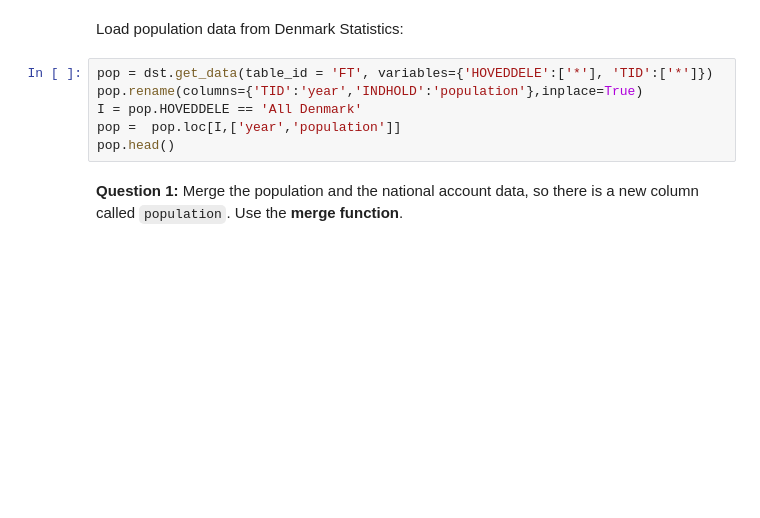
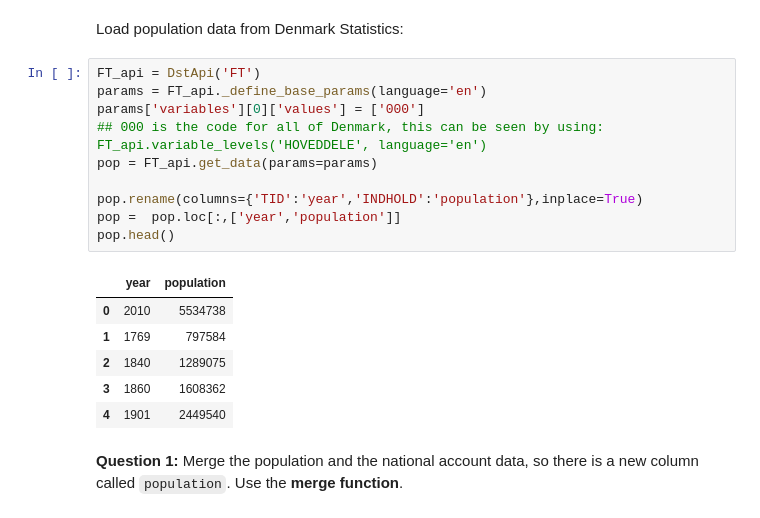
Before and after one commit to NumEconCopenhagen/IntroProg-exercises, a Jupyter notebook: PS4/problem_set_4.ipynb, the cells around one changed output. Drawn from its saved outputs; the diff is of its cells as text; blank space fills up the shorter version.

```diff
--- a/PS4/problem_set_4.ipynb
+++ b/PS4/problem_set_4.ipynb
@@ -60,12 +69,23 @@ unit_dict['Current prices'] = 'nominal'
 ## Merge with population data from Denmark Statistics
 # %% [markdown]
 Load population data from Denmark Statistics:
-# %%
-pop = dst.get_data(table_id = 'FT', variables={'HOVEDDELE':['*'], 'TID':['*']})
-pop.rename(columns={'TID':'year','INDHOLD':'population'},inplace=True)
-I = pop.HOVEDDELE == 'All Denmark'
-pop =  pop.loc[I,['year','population']]
-pop.head()
+# %%
+FT_api = DstApi('FT')
+params = FT_api._define_base_params(language='en')
+params['variables'][0]['values'] = ['000']
+## 000 is the code for all of Denmark, this can be seen by using: FT_api.variable_levels('HOVEDDELE', language='en')
+pop = FT_api.get_data(params=params)
+
+pop.rename(columns={'TID':'year','INDHOLD':'population'},inplace=True)
+pop =  pop.loc[:,['year','population']]
+pop.head()
+# %% [output]
+|  | year | population |
+| 0 | 2010 | 5534738 |
+| 1 | 1769 | 797584 |
+| 2 | 1840 | 1289075 |
+| 3 | 1860 | 1608362 |
+| 4 | 1901 | 2449540 |
 # %% [markdown]
 **Question 1:** Merge the population and the national account data, so there is a new column called `population`. Use the **merge function**.
 # %%
```
Also changed, not shown: parts of 15 cells of this notebook, 15 other files.
